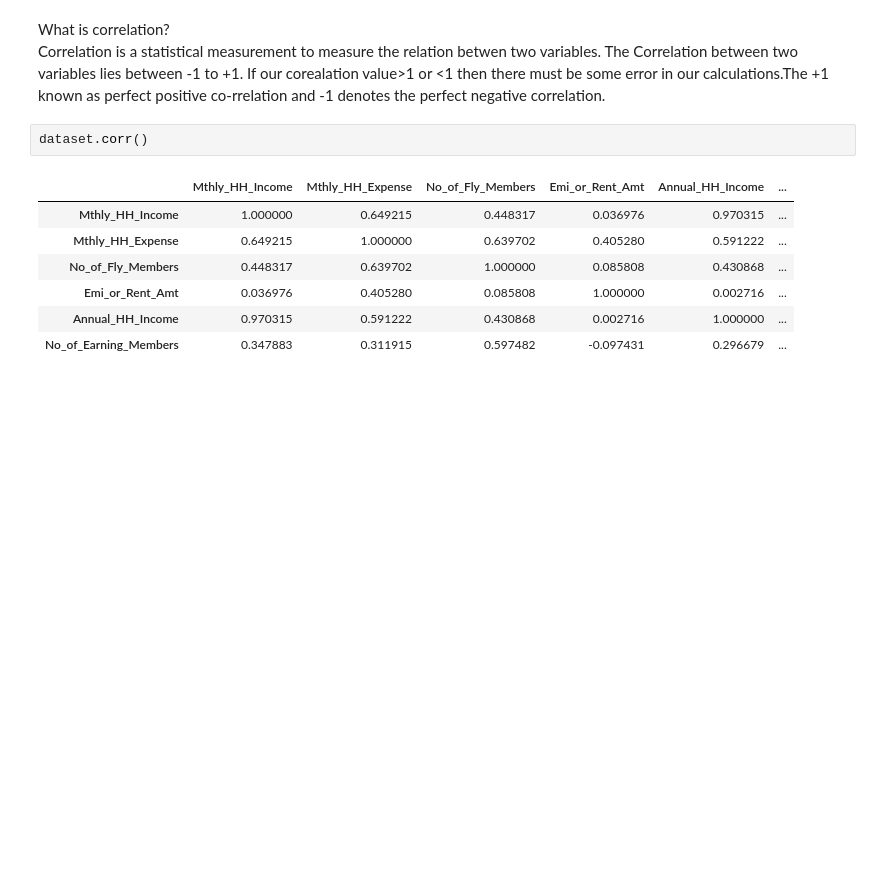
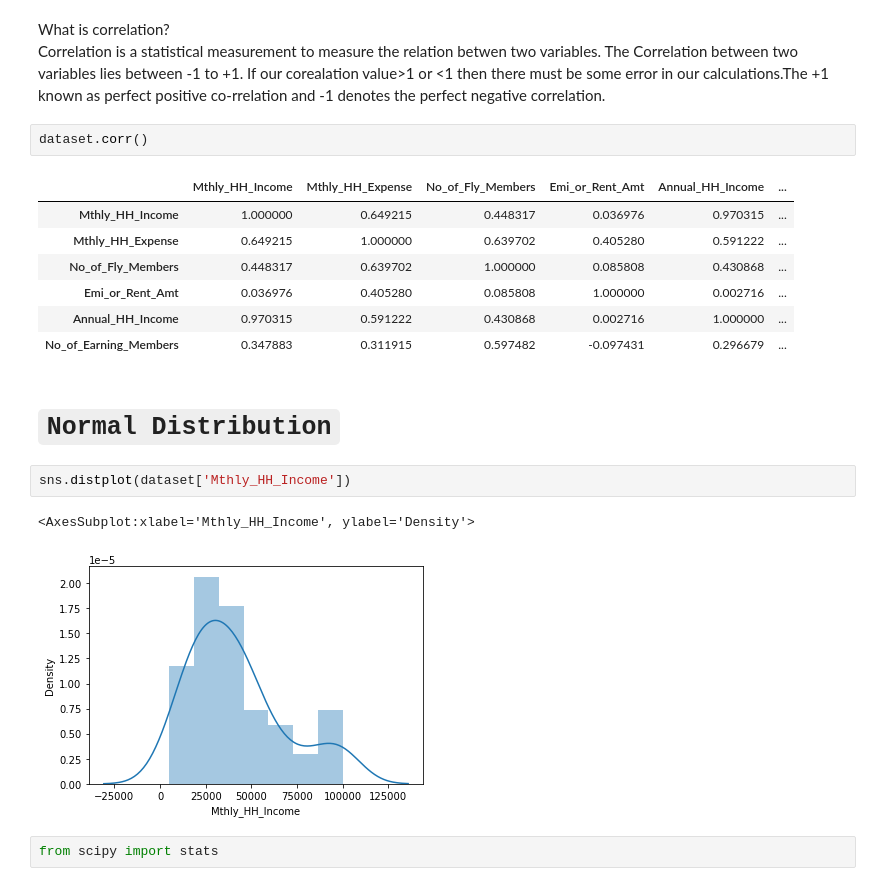
Before and after one commit to Vikas-Nimesh/innomatics-internship, a Jupyter notebook: Python/Descriptive Stats Task 7/Task - 7 (Descriptive Stats).ipynb, the cells around one changed output. Cells and saved outputs as stored; diff of their text form; blank space fills up the shorter version.

```diff
--- a/Python/Descriptive Stats Task 7/Task - 7 (Descriptive Stats).ipynb
+++ b/Python/Descriptive Stats Task 7/Task - 7 (Descriptive Stats).ipynb
@@ -134,3 +177,12 @@ dataset.corr()
 | Emi_or_Rent_Amt | 0.036976 | 0.405280 | 0.085808 | 1.000000 | 0.002716 | ... |
 | Annual_HH_Income | 0.970315 | 0.591222 | 0.430868 | 0.002716 | 1.000000 | ... |
 | No_of_Earning_Members | 0.347883 | 0.311915 | 0.597482 | -0.097431 | 0.296679 | ... |
+# %% [markdown]
+# `Normal Distribution`
+# %%
+sns.distplot(dataset['Mthly_HH_Income'])
+# %% [output]
+<AxesSubplot:xlabel='Mthly_HH_Income', ylabel='Density'>
+[figure, added]
+# %%
+from scipy import stats
```
Also changed, not shown: parts of 30 cells of this notebook.
